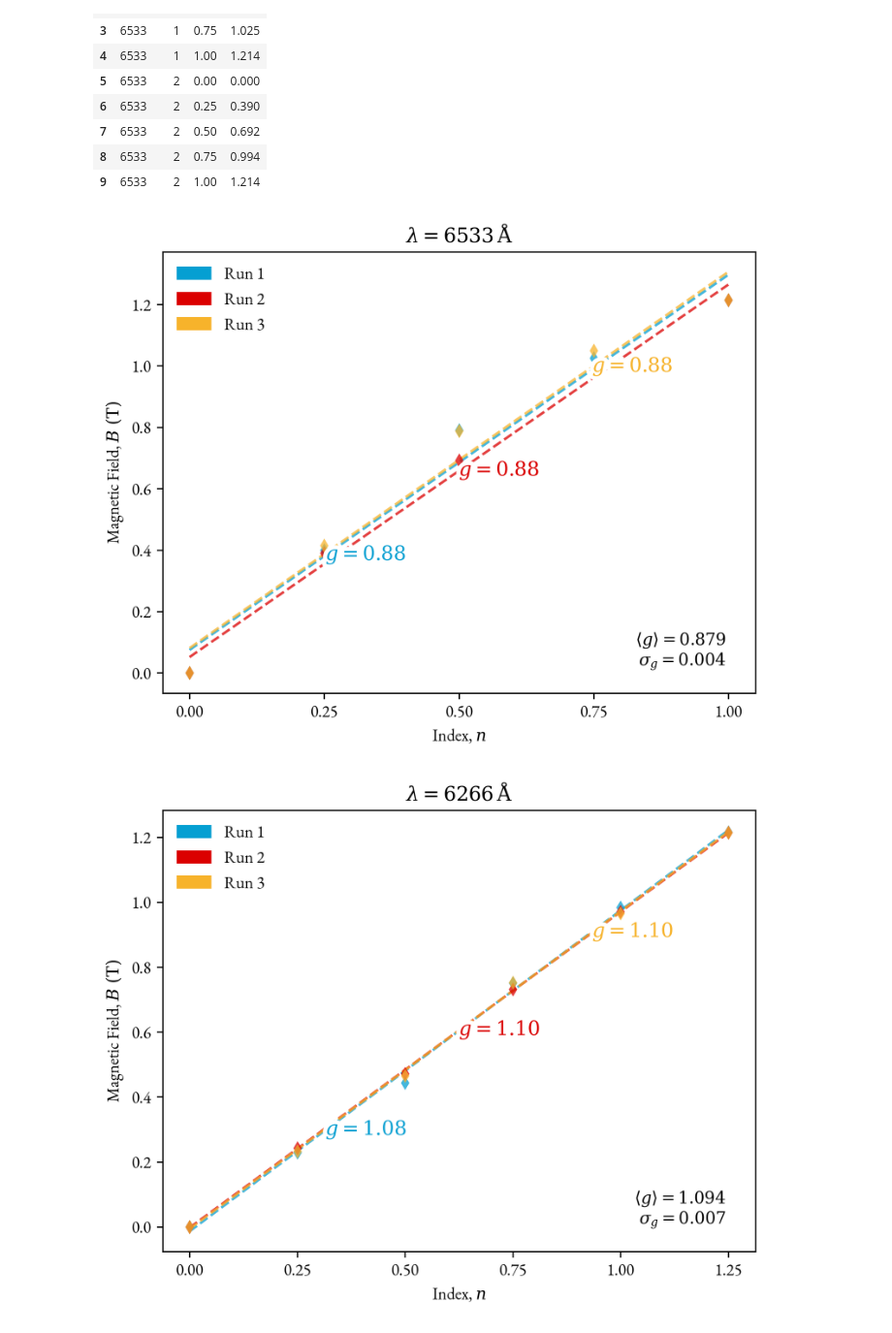
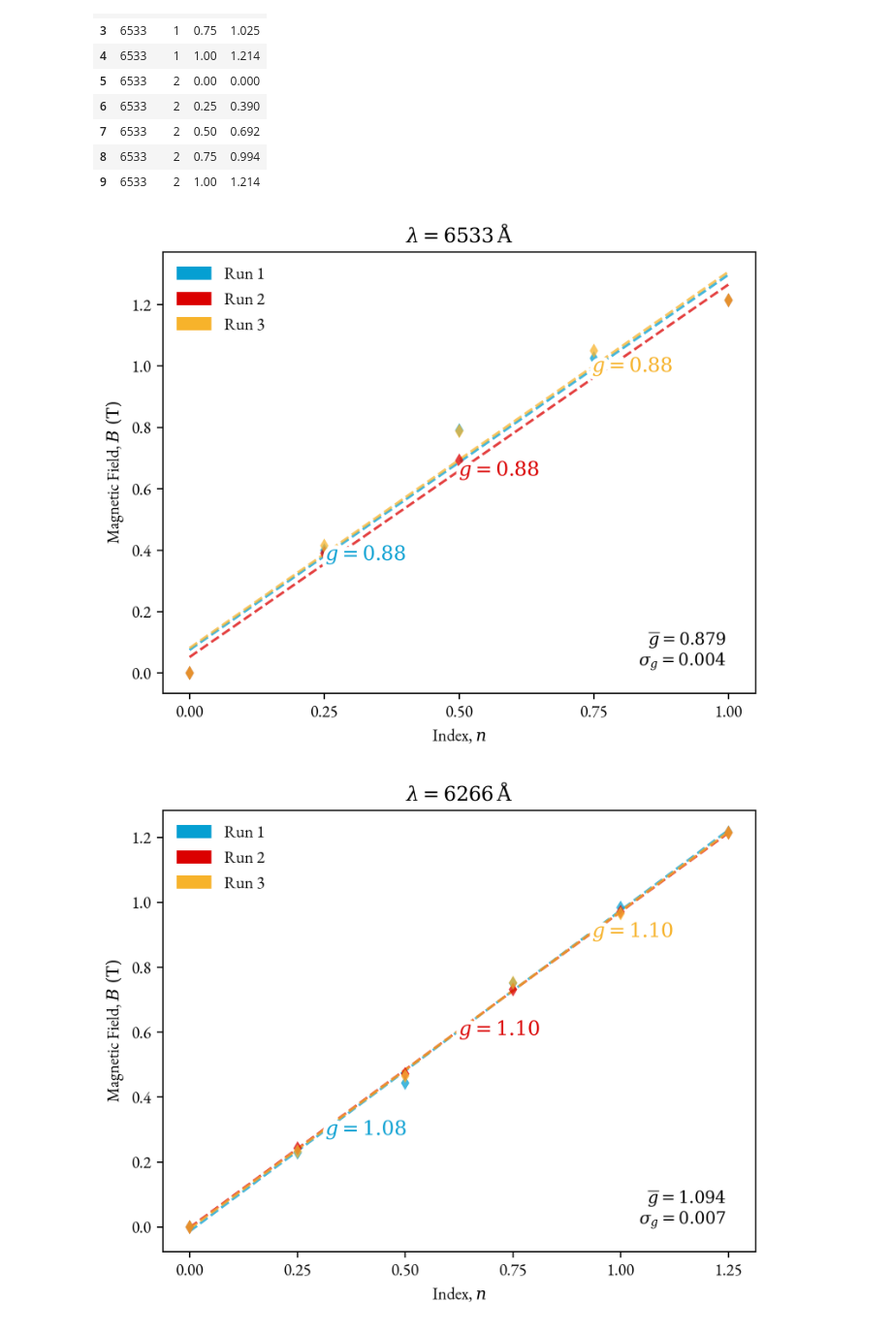
Before and after one commit to headunderheels/PHYS-461, a Jupyter notebook: 1-zeeman_splitting/analysis.ipynb, the cells around one changed output. Shown at 97% size. Cells and saved outputs as stored; diff of their text form; code cells hidden in the pictures.

Commit message:
Updated with overline g for average.

```diff
--- a/1-zeeman_splitting/analysis.ipynb
+++ b/1-zeeman_splitting/analysis.ipynb
@@ -47,12 +50,6 @@ def get_g_factor(df, line, run):
     g_factor = (h * nu_f) / (slope * mu_B)
     return g_factor
 # %%
-import matplotlib.pyplot as plt
-import matplotlib.patches as patches
-import seaborn as sns
-from labellines import labelLines
-import numpy as np
-
 plt.style.use('default')
 plt.rcParams['figure.dpi'] = 300
 font = "EB Garamond"
@@ -62,33 +59,34 @@ plt.rcParams['mathtext.fontset'] = 'dejavuserif'
 def make_plot_with_fits(df, line):
     df = df[df['line'] == line]
     g_factors = []
     colors = ['#059FD2', '#DB0000', '#F7B32B']
     for i, run in enumerate(df['run'].unique()):
         popt, pcov = get_fit_line_params(df, line, run)
         x = np.linspace(df['n'].min(), df['n'].max(), 100)
         y = linear(x, *popt)
         g = get_g_factor(df, line, run)
         g_factors.append(g)
         fit_line = plt.plot(x, y, '--', label=f'$g = {g:.2f}$', color=colors[i], alpha=0.75)
         plt.scatter(data=df[df['run'] == run], x='n', y='B', label='_nolegend_', marker='d', color=colors[i], linewidth=0, zorder=10, alpha=0.75)
 
     mean_g = np.mean(g_factors)
     std_g = np.std(g_factors)
-    legend_text = f'$\\langle{{}} g\\rangle{{}} = {mean_g:.3f}$\n$\\sigma_g = {std_g:.3f}$'
+    legend_text = f'$\\overline{{g}} = {mean_g:.3f}$\n$\\sigma_g = {std_g:.3f}$'
     plt.text(0.95, 0.05, legend_text, transform=plt.gca().transAxes, ha='right', va='bottom')
 
     # Create a custom legend with colored rectangles
     legend_patches = [patches.Patch(color=colors[i], label=f'Run {i+1}') for i in range(len(df['run'].unique()))]
     plt.legend(handles=legend_patches, loc='upper left', bbox_transform=plt.gca().transAxes, frameon=False)
     labelLines(plt.gca().get_lines(), fontsize=12, zorder=10, align=False, ha='left')
     plt.xticks(np.arange(df['n'].min(), df['n'].max() + 0.25, 0.25))
     plt.title(f'$\lambda = {line}\\,$' + r'$\mathrm{\AA}$')
     plt.xlabel('Index, $n$')
     plt.ylabel(r'Magnetic Field, $B\ (\mathrm{T})$')
+    plt.savefig(f'images/{line}A.png')
     plt.show()
 
 for line in df['line'].unique():
     make_plot_with_fits(df, line)
 # %% [output]
-[figure, old version]
+[figure, new version]
-[figure, old version]
+[figure, new version]
```
Also changed, not shown: parts of 2 cells of this notebook, 6 other files.
